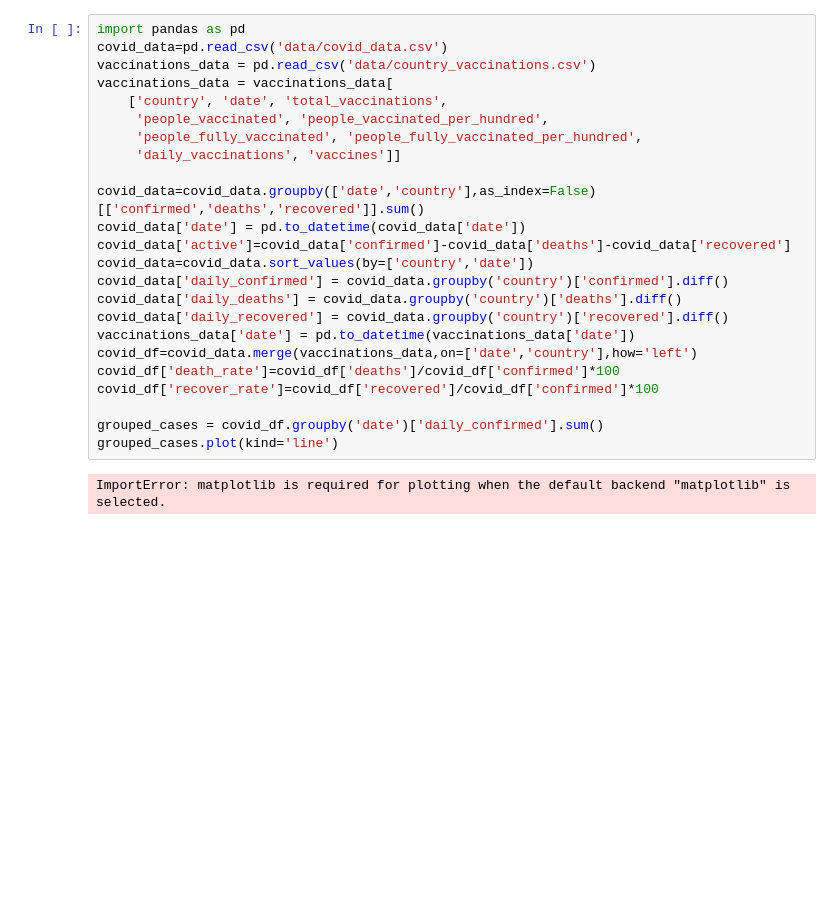
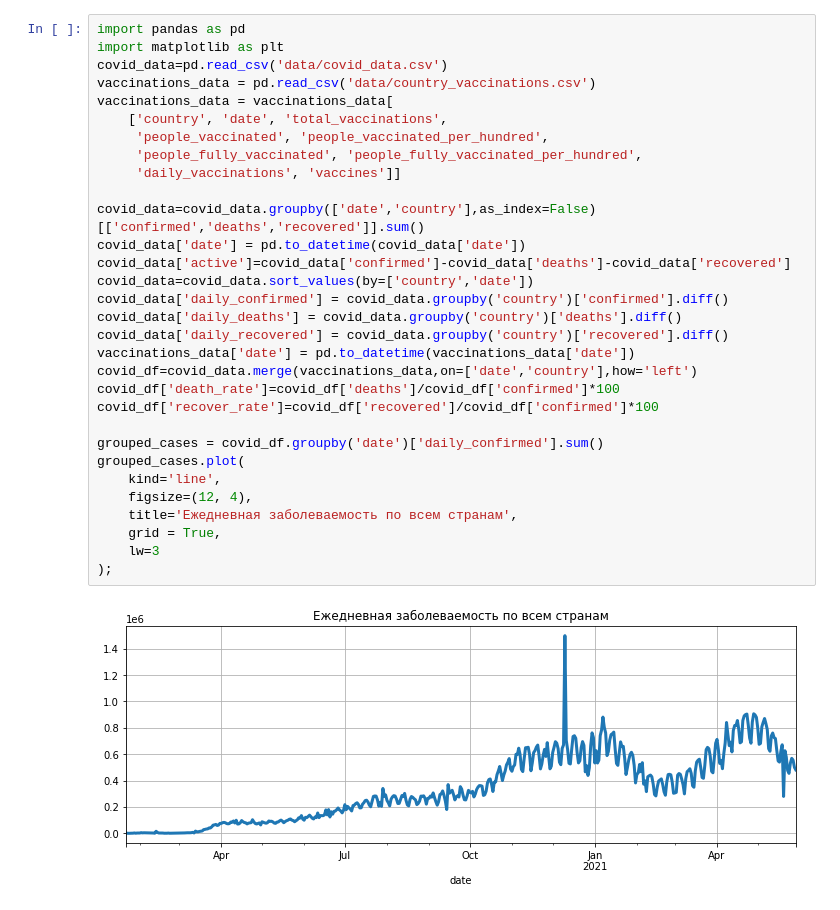
Before and after one commit to Vanga978/Arahna, a Jupyter notebook: Study/Python-13/Temp_13_04.ipynb, the cells around one changed output. Saved outputs shown, nothing was run; the diff lists cells and outputs as text; blank space fills up the shorter version.

```diff
--- a/Study/Python-13/Temp_13_04.ipynb
+++ b/Study/Python-13/Temp_13_04.ipynb
@@ -1,26 +1,33 @@
 # %%
 import pandas as pd
+import matplotlib as plt
 covid_data=pd.read_csv('data/covid_data.csv')
 vaccinations_data = pd.read_csv('data/country_vaccinations.csv')
 vaccinations_data = vaccinations_data[
     ['country', 'date', 'total_vaccinations',
      'people_vaccinated', 'people_vaccinated_per_hundred',
      'people_fully_vaccinated', 'people_fully_vaccinated_per_hundred',
      'daily_vaccinations', 'vaccines']]
 
 covid_data=covid_data.groupby(['date','country'],as_index=False)[['confirmed','deaths','recovered']].sum()
 covid_data['date'] = pd.to_datetime(covid_data['date'])
 covid_data['active']=covid_data['confirmed']-covid_data['deaths']-covid_data['recovered']
 covid_data=covid_data.sort_values(by=['country','date'])
 covid_data['daily_confirmed'] = covid_data.groupby('country')['confirmed'].diff()
 covid_data['daily_deaths'] = covid_data.groupby('country')['deaths'].diff()
 covid_data['daily_recovered'] = covid_data.groupby('country')['recovered'].diff()
 vaccinations_data['date'] = pd.to_datetime(vaccinations_data['date'])
 covid_df=covid_data.merge(vaccinations_data,on=['date','country'],how='left')
 covid_df['death_rate']=covid_df['deaths']/covid_df['confirmed']*100
 covid_df['recover_rate']=covid_df['recovered']/covid_df['confirmed']*100
 
 grouped_cases = covid_df.groupby('date')['daily_confirmed'].sum()
-grouped_cases.plot(kind='line')
+grouped_cases.plot(
+    kind='line',
+    figsize=(12, 4),
+    title='Ежедневная заболеваемость по всем странам',
+    grid = True,
+    lw=3
+);
 # %% [output]
-ImportError: matplotlib is required for plotting when the default backend "matplotlib" is selected.
+[figure, added]
```
Also changed, not shown: parts of 4 cells of this notebook, 1 other file.
